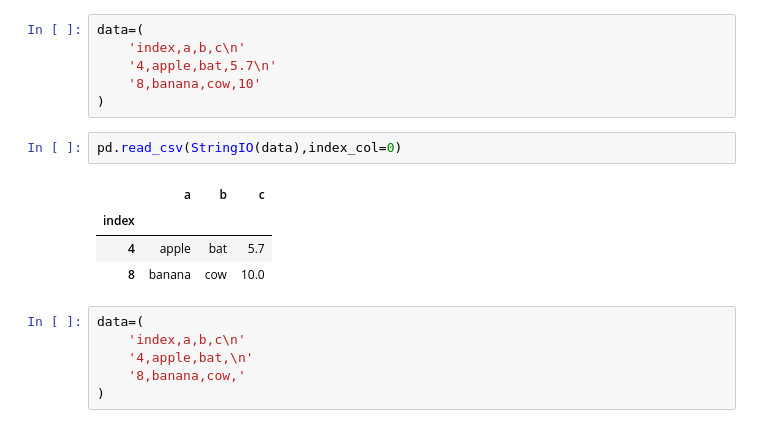
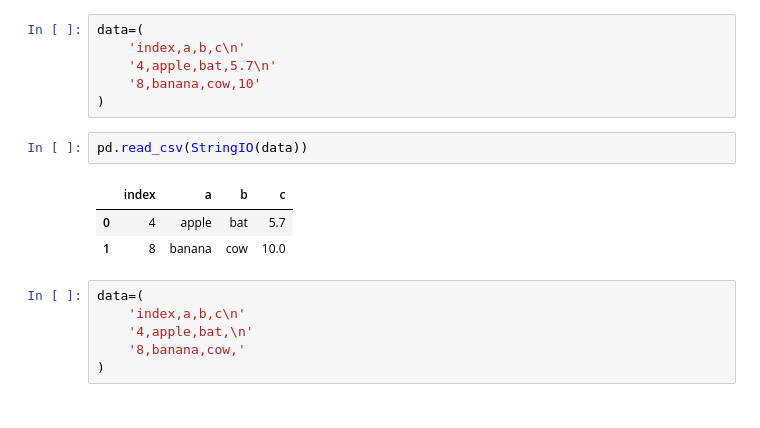
Before and after one commit to grishrana/python_learn, a Jupyter notebook: krish naik's complete python playlist/pandas_tutorial.ipynb, the cells around one changed output. Cells and saved outputs as stored; diff of their text form.

```diff
--- a/krish naik's complete python playlist/pandas_tutorial.ipynb
+++ b/krish naik's complete python playlist/pandas_tutorial.ipynb
@@ -284,12 +284,11 @@ data=(
     '8,banana,cow,10'
 )
 # %%
-pd.read_csv(StringIO(data),index_col=0)
+pd.read_csv(StringIO(data))
 # %% [output]
-|  | a | b | c |
-| index |  |  |  |
-| 4 | apple | bat | 5.7 |
-| 8 | banana | cow | 10.0 |
+|  | index | a | b | c |
+| 0 | 4 | apple | bat | 5.7 |
+| 1 | 8 | banana | cow | 10.0 |
 # %%
 data=(
     'index,a,b,c\n'
```
Also changed, not shown: 2 other files.
